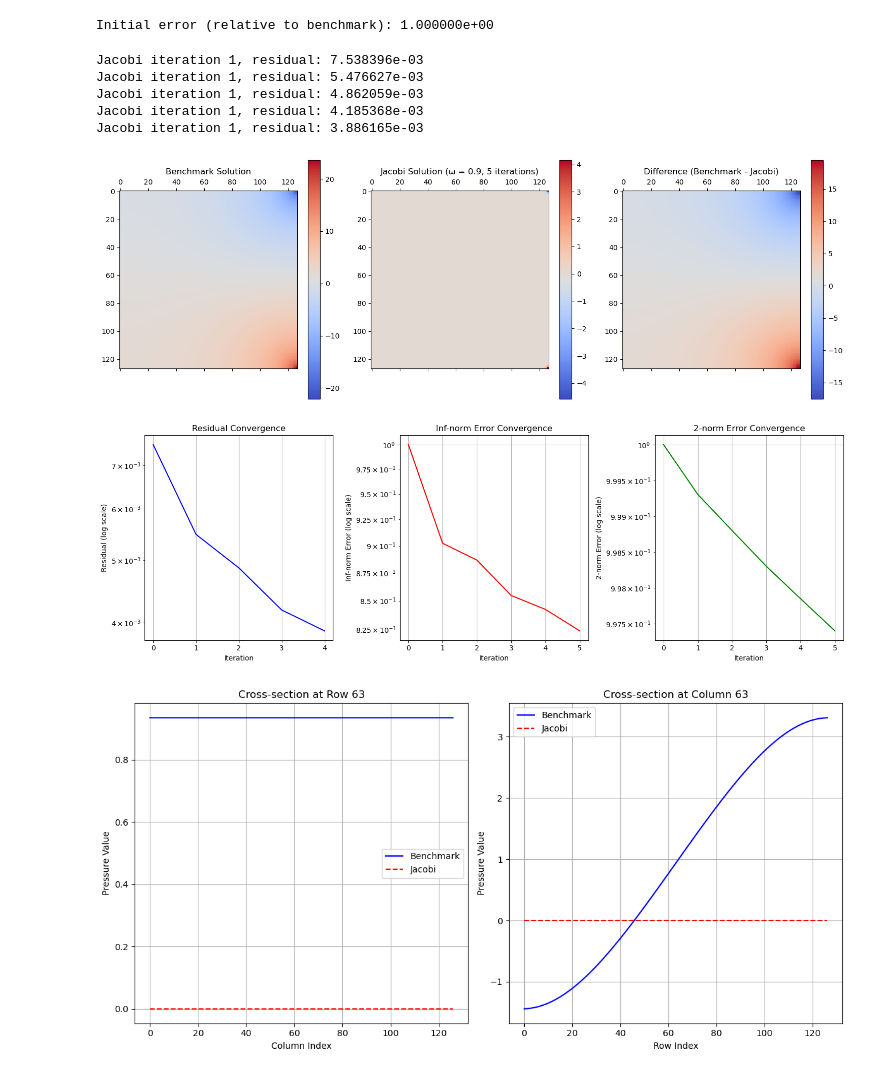
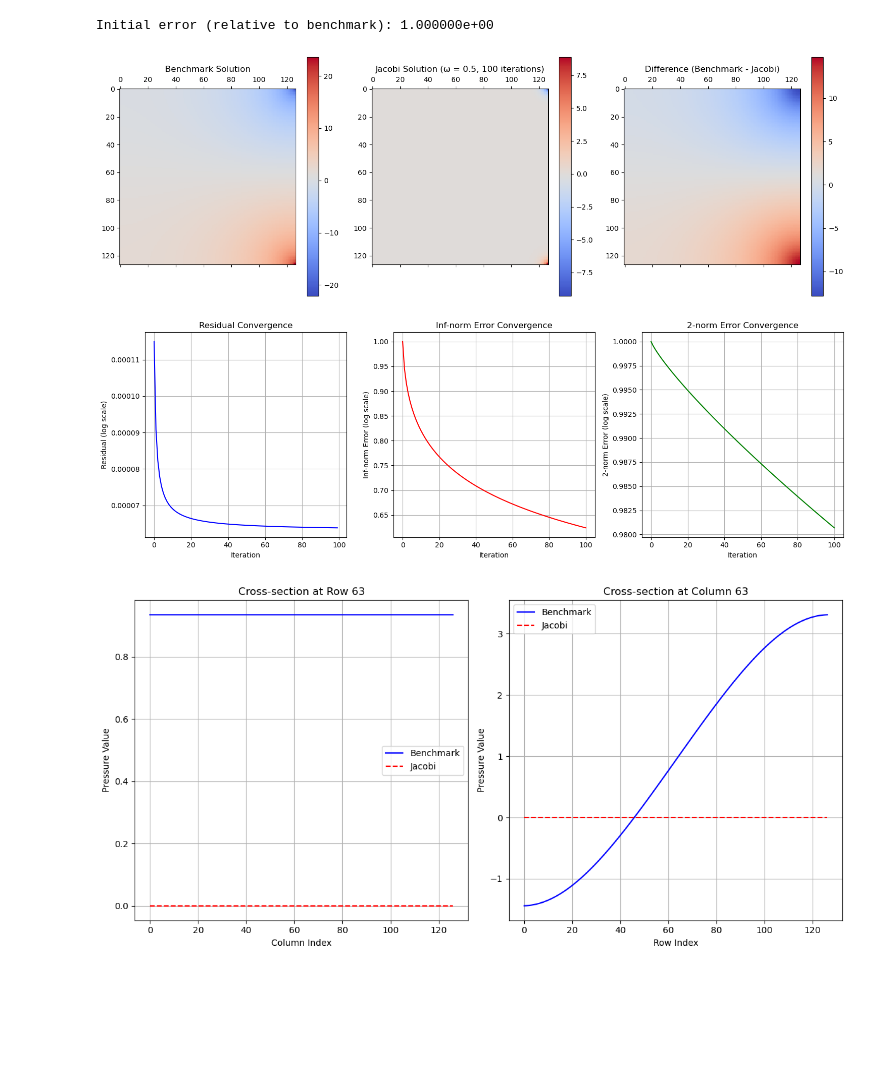
Before and after one commit to philipnickel/NaviFlow, a Jupyter notebook: main_scripts/geo_multigrid/multigrid_debugging/jacobi_debug.ipynb, the cells around one changed output. Cells and saved outputs as stored; diff of their text form; code cells hidden in the pictures; blank space fills up the shorter version.

```diff
--- a/main_scripts/geo_multigrid/multigrid_debugging/jacobi_debug.ipynb
+++ b/main_scripts/geo_multigrid/multigrid_debugging/jacobi_debug.ipynb
@@ -10,12 +10,12 @@ from naviflow_oo.preprocessing.mesh.structured import StructuredMesh
 
 
 print(f"Loading arrays for pressure solving")
-u_star = np.load('arrays_cg127x127/u_star.npy')
-v_star = np.load('arrays_cg127x127/v_star.npy')
-d_u = np.load('arrays_cg127x127/d_u.npy')
-d_v = np.load('arrays_cg127x127/d_v.npy')
-p_star = np.load('arrays_cg127x127/p_star.npy')
-p_prime = np.load('arrays_cg127x127/p_prime.npy')
+u_star = np.load('arrays_65x65/u_star.npy')
+v_star = np.load('arrays_65x65/v_star.npy')
+d_u = np.load('arrays_65x65/d_u.npy')
+d_v = np.load('arrays_65x65/d_v.npy')
+p_star = np.load('arrays_65x65/p_star.npy')
+p_prime = np.load('arrays_65x65/p_prime.npy')
 print(f"u_star shape: {u_star.shape}")
 print(f"v_star shape: {v_star.shape}")
 print(f"d_u shape: {d_u.shape}")
@@ -32,14 +32,14 @@ p_star shape: (127, 127)
 p_prime shape: (127, 127)
 # %%
 # Create mesh and setup
-nx, ny = 127, 127
+nx, ny = 35, 35
 mesh = StructuredMesh(nx=nx, ny=ny, length=1.0, height=1.0)
 dx, dy = mesh.get_cell_sizes()
 F = get_rhs(mesh.nx, mesh.ny, mesh.dx, mesh.dy, 1.0, u_star, v_star)
 # %%
 # Set parameters for Jacobi solver
-omega = 0.9
-max_iterations = 5
+omega = 0.5
+max_iterations = 100
 # %%
 
 # Import the Jacobi solver
@@ -80,13 +80,13 @@ for i in range(1, max_iterations+1):  # Run in groups of 5 iterations for speed
         d_u=d_u,
         d_v=d_v,
         num_iterations=1,
-        track_residuals=True
+        track_residuals=False
     )
 
     # Calculate residual
     u_jacobi_flat = u_jacobi.flatten('F')
     r = F - compute_Ap_product(u_jacobi_flat, mesh.nx, mesh.ny, dx, dy, 1.0, d_u, d_v)
-    res_norm = norm(r, 2)
+    res_norm =   norm(F, 2)/norm(r, 2)
     residuals.append(res_norm)
 
     # Calculate error directly
@@ -94,12 +94,6 @@ for i in range(1, max_iterations+1):  # Run in groups of 5 iterations for speed
     errors_2.append(error_2)
     error_inf = norm((p_prime - u_jacobi).flatten(), np.inf) / norm(p_prime.flatten(), np.inf)
     errors_inf.append(error_inf)
-# %% [output]
-Jacobi iteration 1, residual: 7.538396e-03
-Jacobi iteration 1, residual: 5.476627e-03
-Jacobi iteration 1, residual: 4.862059e-03
-Jacobi iteration 1, residual: 4.185368e-03
-Jacobi iteration 1, residual: 3.886165e-03
 # %%
 import matplotlib.pyplot as plt
 import scienceplots
@@ -136,38 +130,38 @@ plt.title('Difference (Benchmark - Jacobi)')
 plt.tight_layout()
 plt.show()
 # %% [output]
-[figure, old version]
+[figure, new version]
 # %%
 # Plot convergence history
 plt.figure(figsize=(15, 5))
 
 # Plot residual history
 plt.subplot(1, 3, 1)
-plt.semilogy(range(len(residuals)), residuals, 'b-')
+plt.plot(range(len(residuals)), residuals, 'b-')
 plt.xlabel('Iteration')
 plt.ylabel('Residual (log scale)')
 plt.title('Residual Convergence')
 plt.grid(True)
 
 # Plot inf-norm error history
 plt.subplot(1, 3, 2)
-plt.semilogy(range(len(errors_inf)), errors_inf, 'r-')
+plt.plot(range(len(errors_inf)), errors_inf, 'r-')
 plt.xlabel('Iteration')
 plt.ylabel('Inf-norm Error (log scale)')
 plt.title('Inf-norm Error Convergence')
 plt.grid(True)
 
 # Plot 2-norm error history
 plt.subplot(1, 3, 3)
-plt.semilogy(range(len(errors_2)), errors_2, 'g-')
+plt.plot(range(len(errors_2)), errors_2, 'g-')
 plt.xlabel('Iteration')
 plt.ylabel('2-norm Error (log scale)')
 plt.title('2-norm Error Convergence')
 plt.grid(True)
 
 plt.tight_layout()
 # %% [output]
-[figure, old version]
+[figure, new version]
 # %%
 
 # Also create a cross-section plot to better visualize the differences
```
Also changed, not shown: parts of 2 cells of this notebook, 24 other files.
